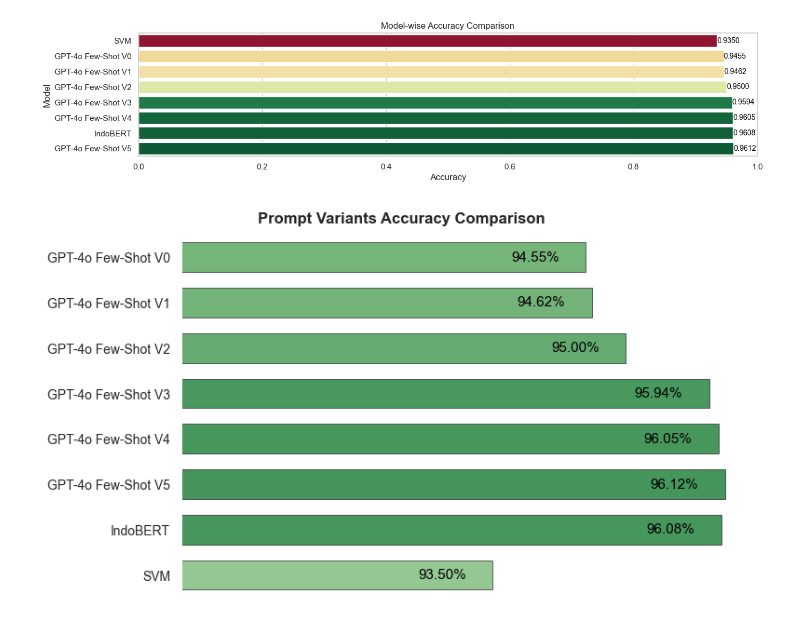
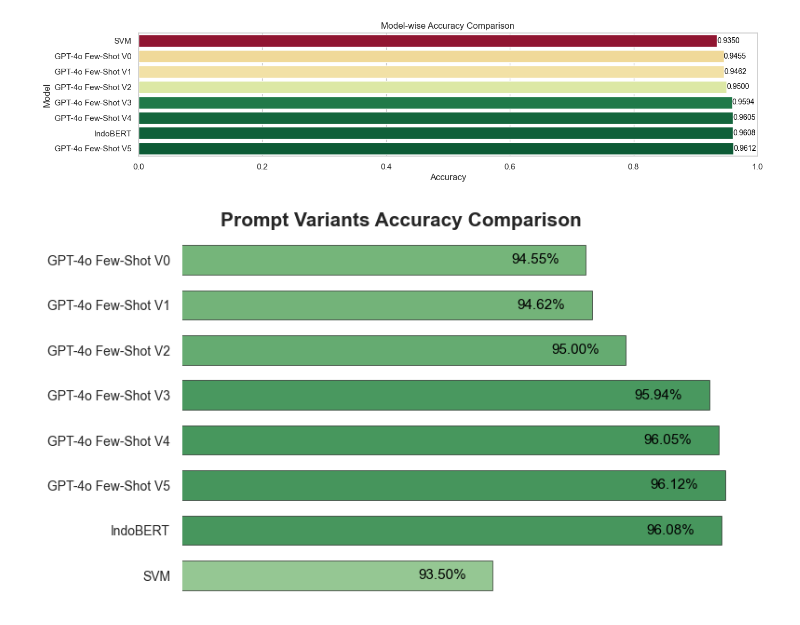
Before and after one commit to chells990/ABSA-Indonesia-Hotel-Reviews, a Jupyter notebook: notebook/qualitative.ipynb, the cells around one changed output. Cells and saved outputs as stored; diff of their text form; code cells hidden in the pictures.

```diff
--- a/notebook/qualitative.ipynb
+++ b/notebook/qualitative.ipynb
@@ -179,32 +181,32 @@ for p in ax.patches:
     ax.annotate(
         f"{width:.2f}%",
         (width - 0.3, p.get_y() + p.get_height()/2),
         ha='right',
         va='center',
         color='black',  # Dynamic text color
         fontsize=11,
         # fontweight='bold'
     )
 
 # Title
 plt.title("Prompt Variants Accuracy Comparison",
-          fontsize=12,
+          fontsize=15,
           fontweight='bold',
           y=1.01,
           x=0.38)
 
 # Clean axis
 plt.xlabel("")
 plt.ylabel("")
 plt.xlim(90, 96.5)
 plt.xticks([])
 plt.yticks(fontsize=10)
 
 # Grid and spines
 ax.xaxis.grid(True, linestyle=':', alpha=0.2)
 sns.despine(left=True, bottom=True)
 
 plt.tight_layout()
 plt.show()
 # %% [output]
-[figure, old version]
+[figure, new version]
```
Also changed, not shown: parts of 2 cells of this notebook, 1 other file.
